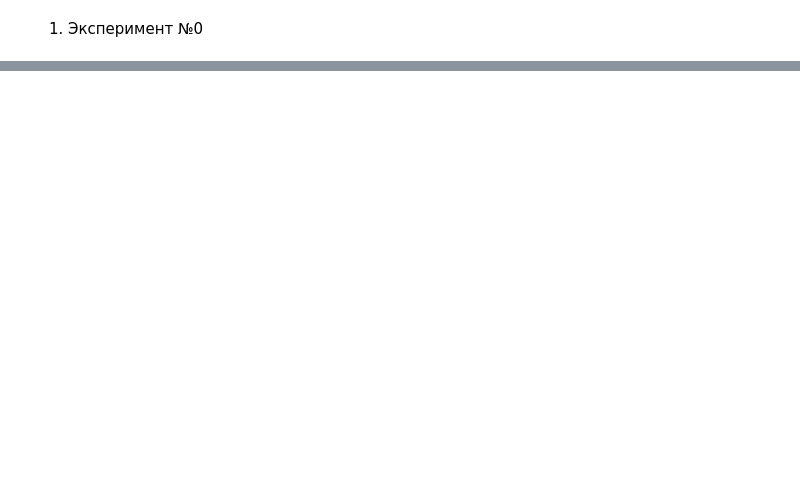
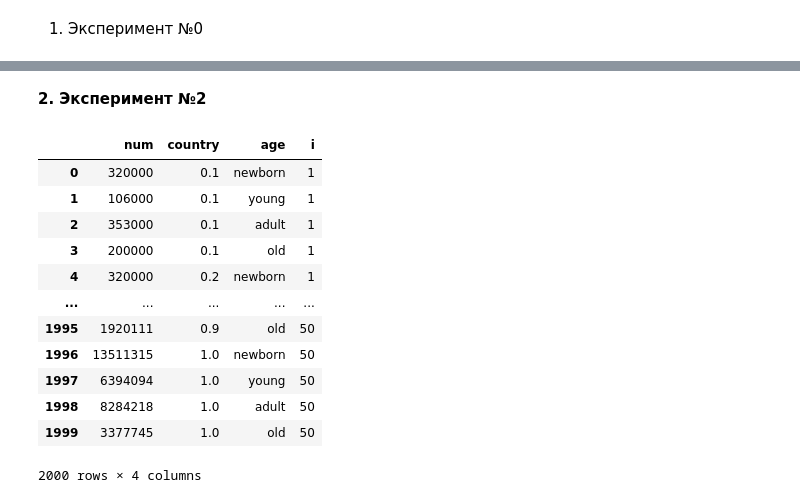
Before and after one commit to lizlizardplease/migration-education, a Jupyter notebook: viz.ipynb, the cells around one changed output, grey strips where cells are left out. Cells and saved outputs as stored; diff of their text form; code cells hidden in the pictures; blank space fills up the shorter version.

```diff
--- a/viz.ipynb
+++ b/viz.ipynb
@@ -146,0 +186,22 @@ plt.show()
+# %% [markdown]
+__2. Эксперимент №2__
+# %%
+df1 = pd.read_csv('experiment_2_d.txt', names=['num', 'country', 'age', 'i'])
+age_map = {0: 'newborn', 1: 'young', 2: 'adult', 3: 'old'}
+df1['age'] = df1['age'].apply(lambda x: age_map[x])
+df1['country'] = df1['country'].astype('str')
+df1
+# %% [output]
+|  | num | country | age | i |
+| 0 | 320000 | 0.1 | newborn | 1 |
+| 1 | 106000 | 0.1 | young | 1 |
+| 2 | 353000 | 0.1 | adult | 1 |
+| 3 | 200000 | 0.1 | old | 1 |
+| 4 | 320000 | 0.2 | newborn | 1 |
+| ... | ... | ... | ... | ... |
+| 1995 | 1920111 | 0.9 | old | 50 |
+| 1996 | 13511315 | 1.0 | newborn | 50 |
+| 1997 | 6394094 | 1.0 | young | 50 |
+| 1998 | 8284218 | 1.0 | adult | 50 |
+| 1999 | 3377745 | 1.0 | old | 50 |
+2000 rows × 4 columns
```
Also changed, not shown: parts of 34 cells of this notebook, 5 other files.
